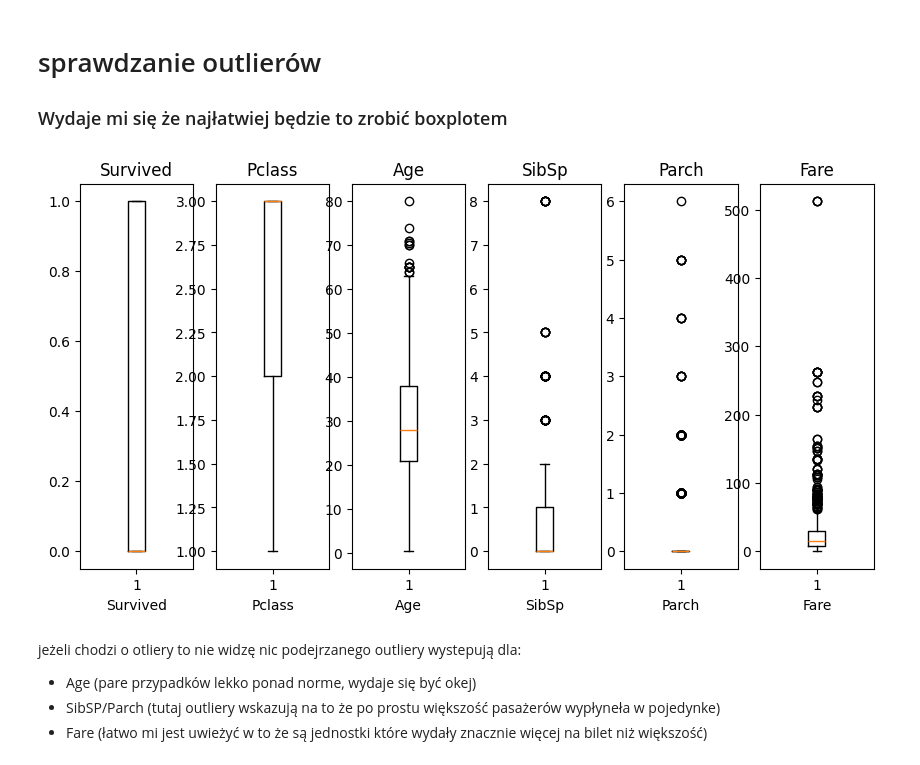
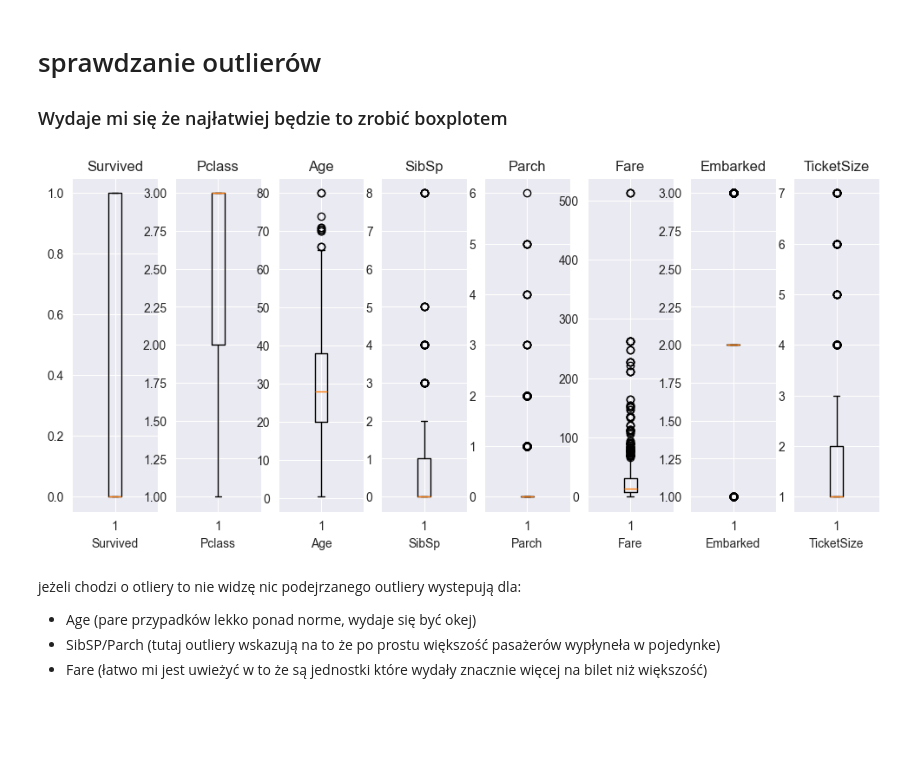
Before and after one commit to Solvro/ml-wakacyjne-wyzwanie-2026, a Jupyter notebook: rozwiązanie_zad1.ipynb, the cells around one changed output. Saved outputs shown, nothing was run; the diff lists cells and outputs as text; code cells hidden in the pictures; blank space fills up the shorter version.

```diff
--- a/rozwiązanie_zad1.ipynb
+++ b/rozwiązanie_zad1.ipynb
@@ -243,0 +249,5 @@ titanic_df
+# %%
+TicketSize = titanic_df["Ticket"].value_counts()
+titanic_df["TicketSize"] = titanic_df["Ticket"].map(TicketSize)
+titanic_df = titanic_df.drop("Ticket", axis=1)
+titanic_df
@@ -243,0 +269,5 @@ titanic_df
+# %%
+titanic_df.dropna(subset="Embarked", inplace=True)
+
+embarkedy = titanic_df.groupby("Embarked")["Pclass"]
+embarkedy.mean()
@@ -244,3 +286,5 @@ titanic_df
+# %%
+titanic_df["Embarked"] = titanic_df["Embarked"].map({"Q":1, "S":2, "C":3})
 # %% [markdown]
 elementy które trzeba zakodować:
 - Cabin
@@ -264,11 +311,16 @@ Przedtym jednak utworze zmienną Has_fare i sprawdzę czy nie ma ona jakiejs kor
 # %%
-titanic_df[["Has_fare"]] = ~titanic_df[["Fare"]].isna()
-titanic_df[["Fare"]] = titanic_df[["Fare"]].fillna(titanic_df["Fare"].median())
+"""
+
 
 #szybkie sprawdzenie czy dane są wyczyszczone
 print(na_check(titanic_df))
 
 print("===========================")
 
-plot_correlation_matrix(titanic_df, "Has_fare")
+plot_correlation_matrix(titanic_df, "Has_fare")"""
+titanic_df[["Has_fare"]] = ~titanic_df[["Fare"]].isna()
+MedianByClass = titanic_df.groupby("Pclass")["Fare"].median()
+
+titanic_df["Fare"] = titanic_df["Fare"].fillna(titanic_df["Pclass"].map(MedianByClass))
+titanic_df
 # %% [output]
@@ -310,17 +347,15 @@ titanic_df
 
 ### Wydaje mi się że najłatwiej będzie to zrobić boxplotem
 # %%
+numeric_cols = titanic_df.select_dtypes(include=['int64', 'float64']).columns
 plt.figure(figsize=(12, 5))
-for i,name in enumerate(titanic_df.columns):
-    plt.subplot(1, len(titanic_df.columns)-1, i+1)
+for i,name in enumerate(numeric_cols):
+    plt.subplot(1, len(numeric_cols), i+1)
     plt.boxplot(titanic_df[[name]])
     plt.title(name)
     plt.xlabel(name)
-    #wyskakiwał jeden nadprogramowy boxplot bez niczego dlatego wymusiłem zatrzymanie po fare
-    if name == "Fare":
-        break
 # %% [output]
-[figure, old version]
+[figure, new version]
 # %% [markdown]
 jeżeli chodzi o otliery to nie widzę nic podejrzanego outliery wystepują dla:
 - Age (pare przypadków lekko ponad norme, wydaje się być okej)
```
Also changed, not shown: parts of 23 cells of this notebook.
